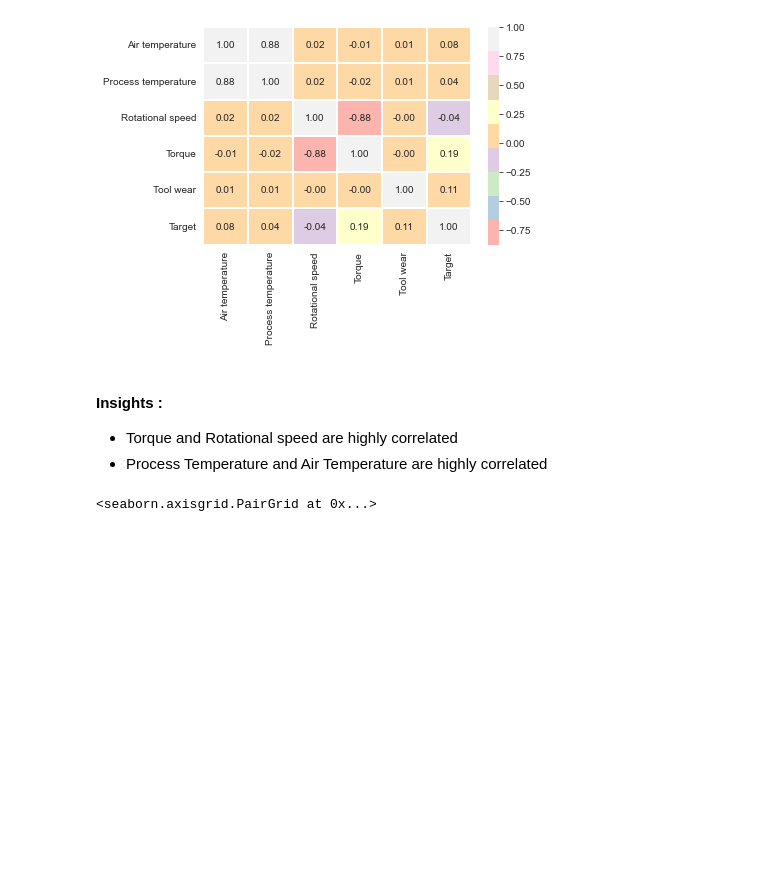
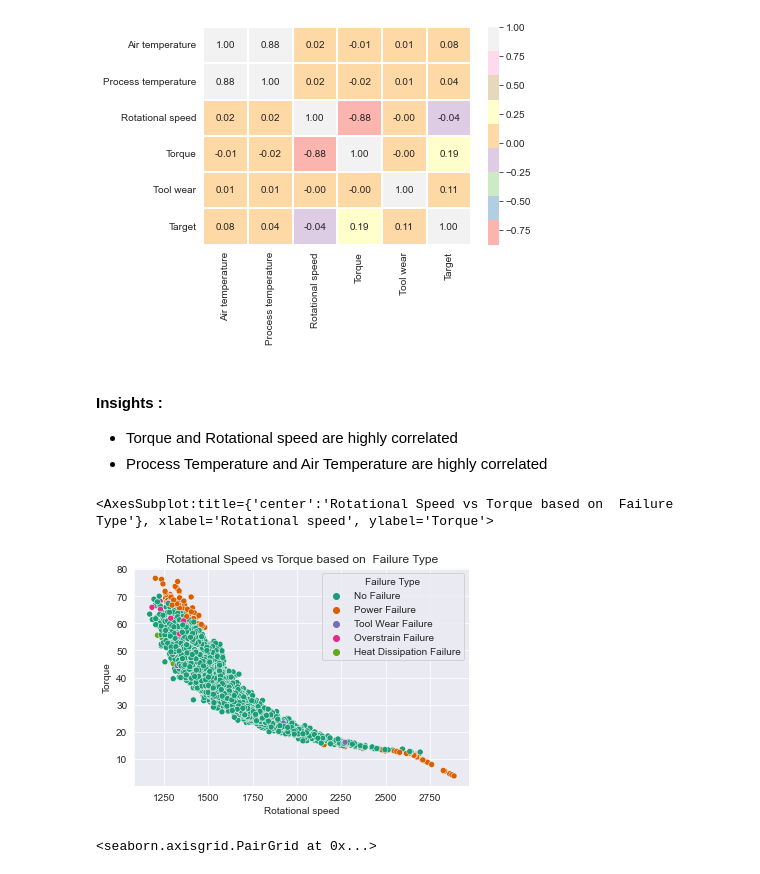
Before and after one commit to Vishu611/Machine_Learning_Project, a Jupyter notebook: Predictive_Machine_Failure.ipynb, the cells around one changed output. Saved outputs shown, nothing was run; the diff lists cells and outputs as text; code cells hidden in the pictures; blank space fills up the shorter version.

Commit message:
Recent Changes including Modelling

```diff
--- a/Predictive_Machine_Failure.ipynb
+++ b/Predictive_Machine_Failure.ipynb
@@ -3,8 +3,9 @@ import pandas as pd
 import numpy as np
 import seaborn as sns
 import matplotlib.pyplot as plt
-%matplotlib inline
-sns.set_style('darkgrid')
+from sklearn.preprocessing import OrdinalEncoder,RobustScaler,MinMaxScaler
+from sklearn.neighbors import KNeighborsClassifier
+from sklearn.model_selection import train_test_split
 # %% [markdown]
 ### Importing Data
 # %%
@@ -151,6 +153,14 @@ plt.show()
 #### Insights :
 - Torque and Rotational speed are highly correlated
 - Process Temperature and Air Temperature are highly correlated
+# %%
+# fig, ax = plt.subplots(1,2, figsize=[22,8])
+plt.title('Rotational Speed vs Torque based on  Failure Type')
+sns.scatterplot(data=df, x='Rotational speed', y='Torque', hue='Failure Type',palette='Dark2')
+#Coloure reference here - https://www.kaggle.com/code/asimislam/python-colors-color-cmap-palette/notebook
+# %% [output]
+<AxesSubplot:title={'center':'Rotational Speed vs Torque based on  Failure Type'}, xlabel='Rotational speed', ylabel='Torque'>
+[figure, added]
 # %%
 sns.pairplot(df, hue='Target')
 # %% [output]
```
Also changed, not shown: parts of 30 cells of this notebook.
